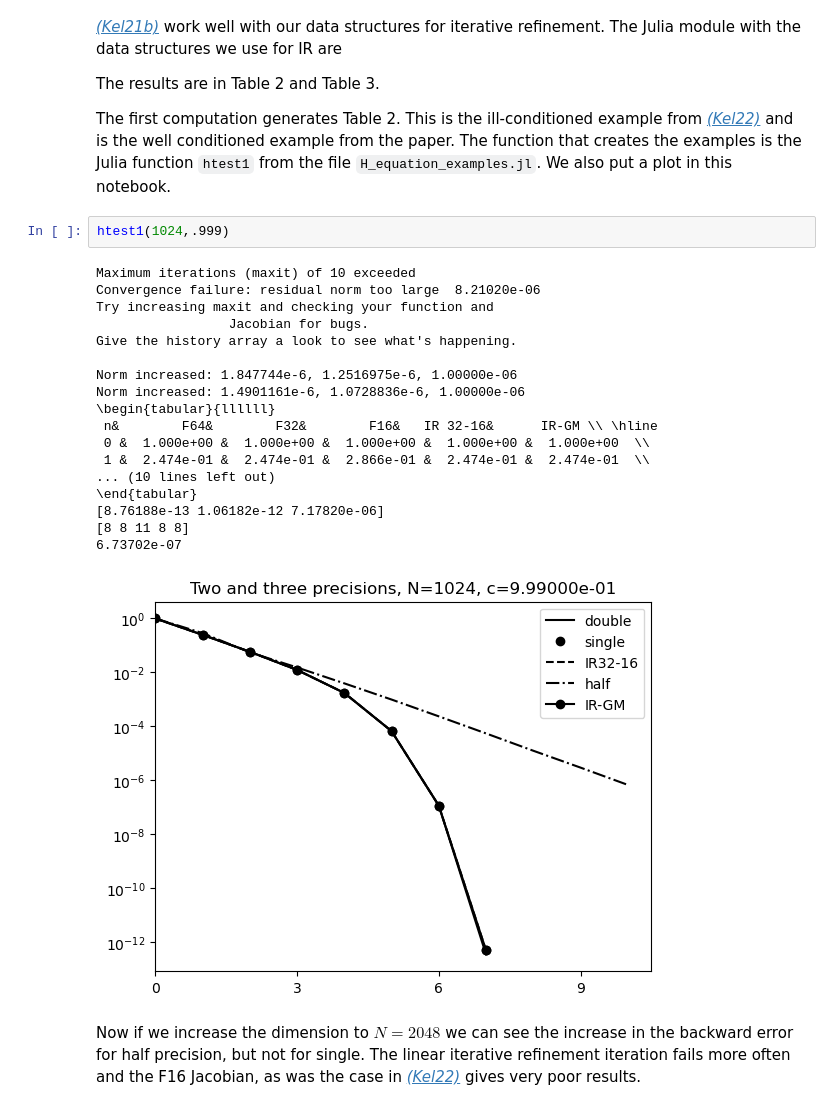
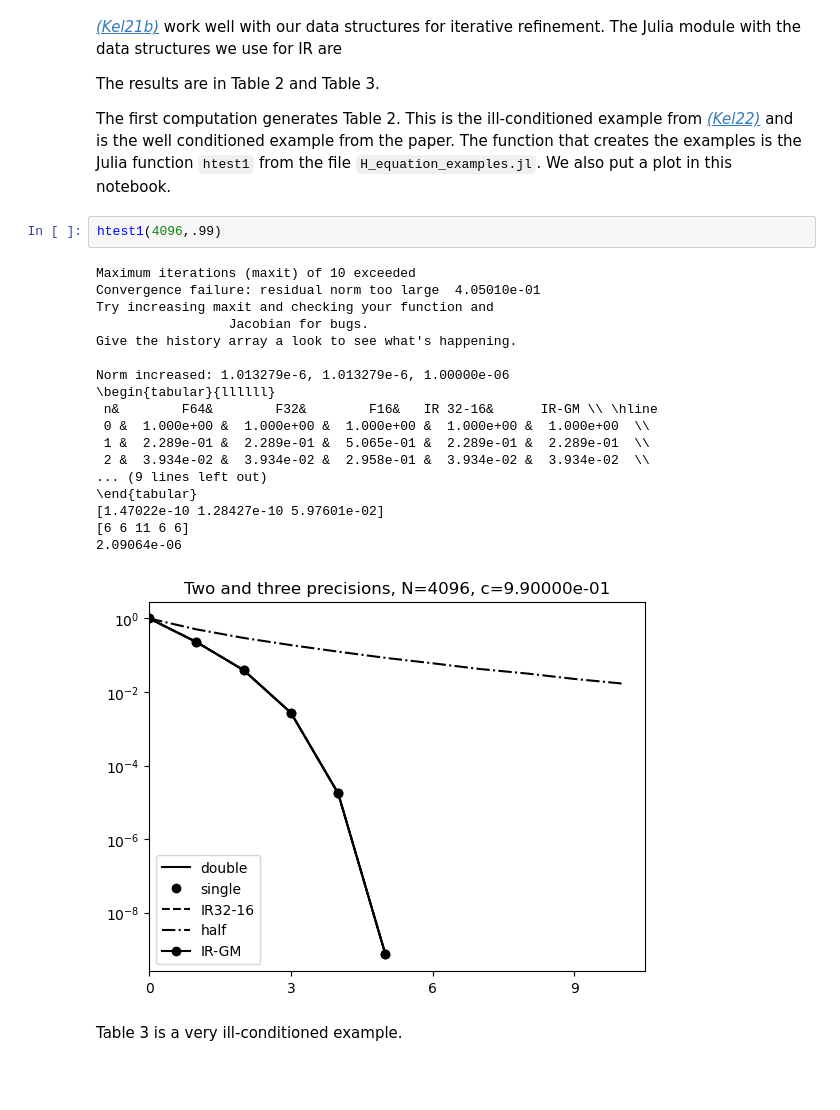
Before and after one commit to ctkelley/N3Presults, a Jupyter notebook: N3Presults.ipynb, the cells around one changed output. Saved outputs shown, nothing was run; the diff lists cells and outputs as text; blank space fills up the shorter version.

Commit message:
All examples in notebook.

````diff
--- a/N3Presults.ipynb
+++ b/N3Presults.ipynb
@@ -52,27 +52,26 @@ The results are in Table 2 and Table 3.
 
 The first computation generates Table 2. This is the ill-conditioned example from <cite data-cite="ctk:sirev20"><a href="siamfa.html#ctk:sirev20">(Kel22)</cite> and is the well conditioned example from the paper. The function that creates the examples is the Julia function ```htest1``` from the file ```H_equation_examples.jl```. We also put a plot in this notebook.
 # %%
-htest1(1024,.999)
+htest1(4096,.99)
 # %% [output]
 Maximum iterations (maxit) of 10 exceeded
-Convergence failure: residual norm too large  8.21020e-06
+Convergence failure: residual norm too large  4.05010e-01
 Try increasing maxit and checking your function and
                  Jacobian for bugs.
 Give the history array a look to see what's happening.
 
-Norm increased: 1.847744e-6, 1.2516975e-6, 1.00000e-06
-Norm increased: 1.4901161e-6, 1.0728836e-6, 1.00000e-06
+Norm increased: 1.013279e-6, 1.013279e-6, 1.00000e-06
 \begin{tabular}{llllll}
  n&        F64&        F32&        F16&   IR 32-16&      IR-GM \\ \hline
  0 &  1.000e+00 &  1.000e+00 &  1.000e+00 &  1.000e+00 &  1.000e+00  \\
- 1 &  2.474e-01 &  2.474e-01 &  2.866e-01 &  2.474e-01 &  2.474e-01  \\
-... (10 lines left out)
+ 1 &  2.289e-01 &  2.289e-01 &  5.065e-01 &  2.289e-01 &  2.289e-01  \\
+ 2 &  3.934e-02 &  3.934e-02 &  2.958e-01 &  3.934e-02 &  3.934e-02  \\
+... (9 lines left out)
 \end{tabular}
-[8.76188e-13 1.06182e-12 7.17820e-06]
-[8 8 11 8 8]
-6.73702e-07
+[1.47022e-10 1.28427e-10 5.97601e-02]
+[6 6 11 6 6]
+2.09064e-06
-[figure, old version]
+[figure, new version]
 # %% [markdown]
-Now if we increase the dimension to $N=2048$ we can see the increase in the backward error for half precision, but not for single. The linear iterative refinement iteration fails more often and the F16 Jacobian, as was the case in
-<cite data-cite="ctk:sirev20"><a href="siamfa.html#ctk:sirev20">(Kel22)</cite> gives very poor results.
+Table 3 is a very ill-conditioned example.
 # %%
````
Also changed, not shown: parts of 1 cell of this notebook.
